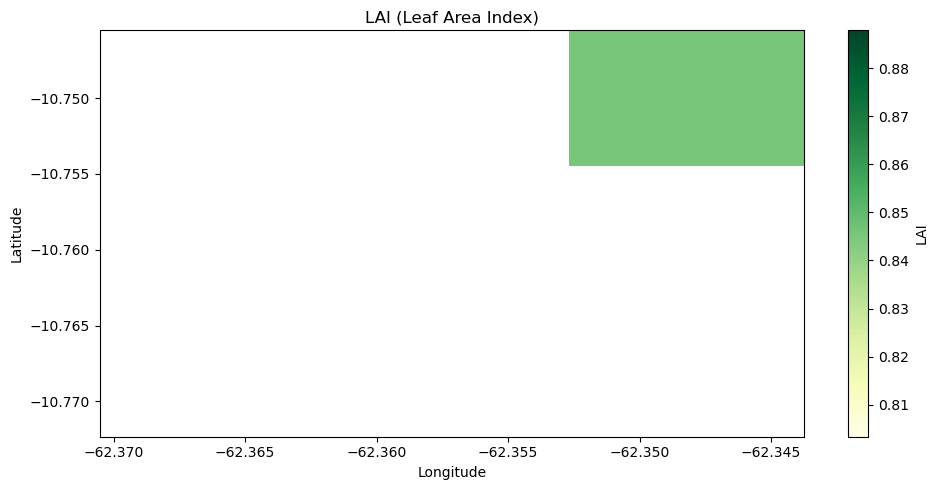
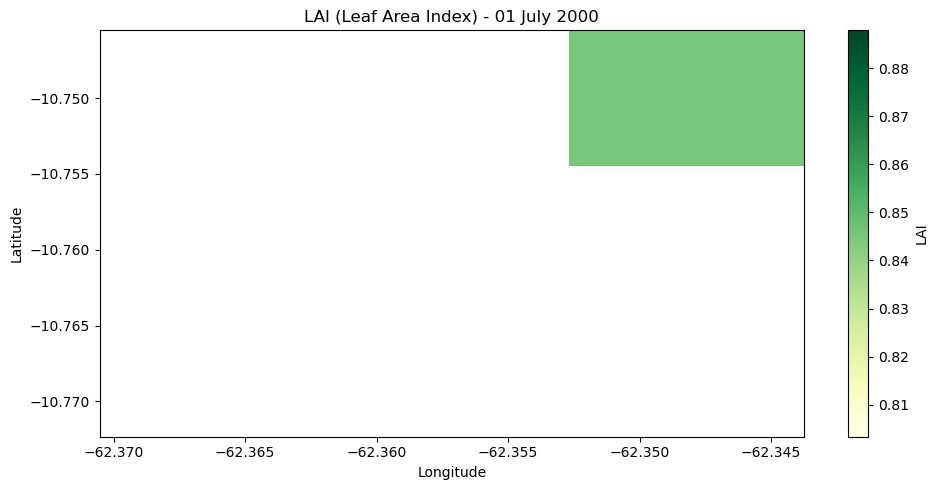
Code edit (unified diff) that turned the first committed figure into the second:
--- before
+++ after
@@ -2,4 +2,7 @@
 
 lai = vegetation_ds["LAI"].isel(time=0)
+
+# Get date for the title
+time_str = vegetation_ds['time'].isel(time=0).dt.strftime('%d %B %Y').item()
 
 # Plot
@@ -9,5 +12,5 @@
     cbar_kwargs={"label": "LAI"}
 )
-plt.title("LAI (Leaf Area Index)")
+plt.title("LAI (Leaf Area Index) - " + time_str)
 plt.xlabel("Longitude")
 plt.ylabel("Latitude")

Commit: Reduce logo file size